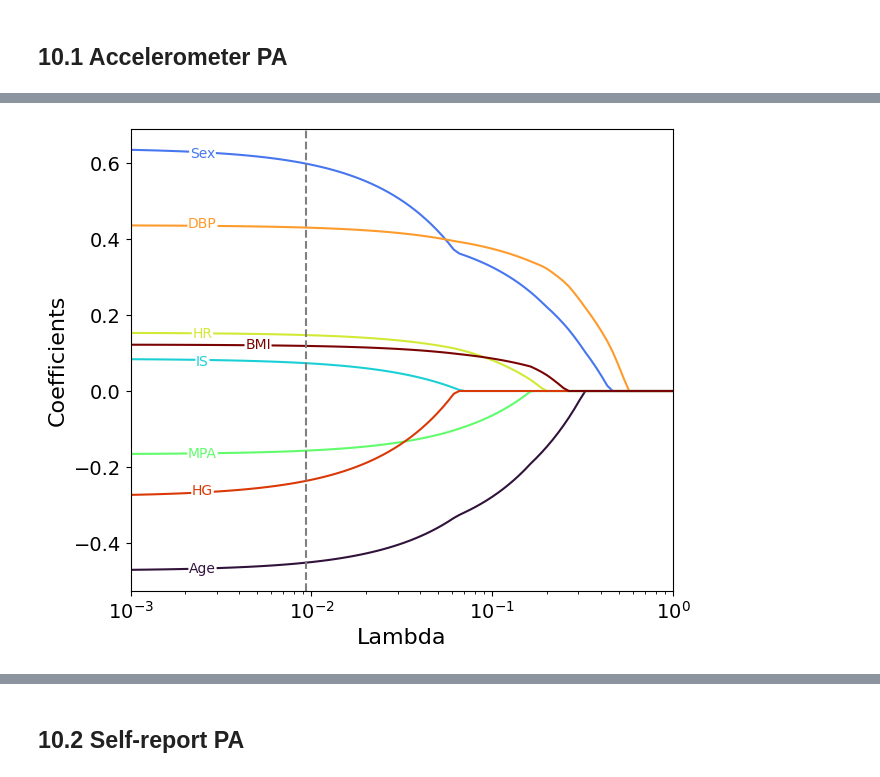
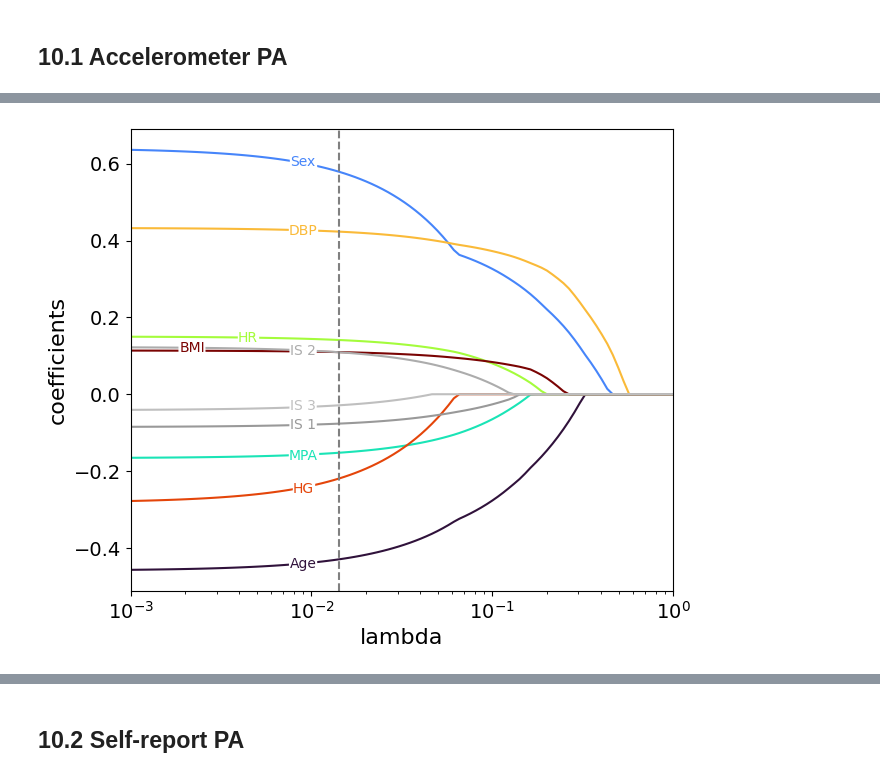
Before and after one commit to ivychad/Physical-Activity-BrainAGE, a Jupyter notebook: 3B Validation.ipynb, the cells around one changed output, grey strips where cells are left out. Cells and saved outputs as stored; diff of their text form; code cells hidden in the pictures.

```diff
--- a/3B Validation.ipynb
+++ b/3B Validation.ipynb
@@ -42,6 +42,8 @@ main_test['IS'] = main_test['IS'].map({'11025': 0, '11026': 1,'11027': 2, '11028
 main_test["Sex"] = main_test["Sex"].map({"Female":0, "Male":1})
 main_test["Sex"] = main_test["Sex"].astype("int")
 
+main_test = pd.get_dummies(main_test, columns=["IS"], prefix="IS", drop_first=True)
+
 # delete unnecessary variables
 del main_test["ID"]
 del main_test["MVPA"]
@@ -274,12 +273,12 @@ plt.show()
 # 4 Reorder Dataframe
 # %%
 # reorder dataframe
-main_test = main_test[['Age', 'Sex', 'IS' , 'LPA', 'MPA', 'VPA', 'SRLPA', 'SRMPA', 'SRVPA', 'HG', 'HR', 'BMI', 'DBP', 'SBP', 'BA']]
+main_test = main_test[['Age', 'Sex', 'IS_1', "IS_2", "IS_3" , 'LPA', 'MPA', 'VPA', 'SRLPA', 'SRMPA', 'SRVPA', 'HG', 'HR', 'BMI', 'DBP', 'SBP', 'BA']]
 # %% [markdown]
 # 5 Standardization of all variables
 # %%
 main_test = pd.DataFrame(main_test)
-main_test[["LPA", "MPA","VPA","SRLPA","SRMPA","SRVPA","HR", "DBP", "SBP", "HG","BMI","Age","Sex","IS"]] = stats.zscore(main_test[["LPA", "MPA","VPA","SRLPA","SRMPA","SRVPA","HR", "DBP", "SBP", "HG","BMI","Age","Sex","IS"]], nan_policy='omit')
+main_test[["LPA", "MPA","VPA","SRLPA","SRMPA","SRVPA","HR", "DBP", "SBP", "HG","BMI","Age","Sex", 'IS_1', "IS_2","IS_3"]] = stats.zscore(main_test[["LPA", "MPA","VPA","SRLPA","SRMPA","SRVPA","HR", "DBP", "SBP", "HG","BMI","Age","Sex", 'IS_1', "IS_2","IS_3"]], nan_policy='omit')
 # %% [markdown]
 # 6 Correlation Heatmap
 # %%
@@ -742,12 +743,12 @@ Notes:
 # %% [markdown]
 ## 10.1 Accelerometer PA
 # %%
-df = main_test[["Age", "Sex", "IS", "MPA", "SRMPA", "HR", "DBP", "HG", "BMI", "BA"]]
+df = main_test[["Age","Sex", "MPA", "SRMPA", "HR", "DBP", "HG", "BMI", "BA", "IS_1", "IS_2", "IS_3"]]
 df = df.dropna()
 df = pd.DataFrame(df)
-X = df[["Age", "Sex", "IS", "MPA", "HR", "DBP", "HG", "BMI"]]
+X = df[["Age","Sex","MPA", "HR", "DBP", "HG", "BMI", "IS_1", "IS_2", "IS_3"]]
 Y = df["BA"]
-columns = ["Age", "Sex", "IS", "MPA", "HR", "DBP", "HG", "BMI"]
+columns = ["Age","Sex", "MPA", "HR", "DBP", "HG", "BMI", "IS 1", "IS 2", "IS 3"]
 
 coefs = []
 alphas = np.power(10,np.linspace(start=-3, stop=0, num=100))
@@ -762,13 +763,8 @@ coefs.columns = columns
 coefs = pd.DataFrame(coefs)
 
 
-cmap = cm.get_cmap('turbo')
-plt.figure(figsize=(7,6))
-for i, column in enumerate(columns):
-    plt.plot(alphas, coefs[column], label=column, color=cmap(i / (len(columns) - 1)))
-
 # lasso with cross validated alpha
-lassocv = LassoCV(alphas = alphas).fit(X,Y)
+lassocv = LassoCV(alphas = alphas, random_state=888).fit(X,Y)
 best_alpha = lassocv.alpha_
 print("Optimal alpha:", best_alpha)
 
@@ -778,43 +774,70 @@ lasso.fit(X, Y)
 coefficients = lasso.coef_
 r_squared = lasso.score(X,Y)
 
+
+
+cmap = cm.get_cmap('turbo')
+plt.figure(figsize=(7,6))
+grey_shades = np.linspace(0.6, 0.75, 3)  # Three shades of mid-grey
+
+num_colorful = 7  # First 7 columns use the colormap
+num_grey = 3  # Last 3 columns use shades of grey
+
+for i, column in enumerate(columns):
+    if i < num_colorful:
+        color = cmap(i / (num_colorful - 1))  # Normalize within the first 7 columns
+    else:
+        color = (grey_shades[i - num_colorful],) * 3  # Different grey shades for last 3
+
+    plt.plot(alphas, coefs[column], label=column, color=color)
+
 for i, column in enumerate(columns):
     y_pos = coefficients[i]
-    color = cmap(i / 7.0)
+    if i < num_colorful:
+        color = cmap(i / (num_colorful - 1))  # Normalize within the first 7 columns
+    else:
+        color = (grey_shades[i - num_colorful],) * 3
+
     if i == 0:
-        plt.annotate(column, (0.0025, y_pos), textcoords="offset points", xytext=(0, -7),
+        plt.annotate(column, (0.009, y_pos), textcoords="offset points", xytext=(0, -6),
                      ha='center', fontsize=10, color=color, bbox=dict(boxstyle='round', facecolor='white', edgecolor="white", pad=0))
     elif i == 1:
-        plt.annotate(column, (0.0025, y_pos), textcoords="offset points", xytext=(0, 4),
-                     ha='center', fontsize=10, color=color, bbox=dict(boxstyle='round', facecolor='white', edgecolor="white", pad=0))
+        plt.annotate(column, (0.009, y_pos), textcoords="offset points", xytext=(0, 4),
+                     ha='center', fontsize=10, color=color, bbox=dict(boxstyle='square', facecolor='white', edgecolor="white", pad=0))
+    elif i == 2:
+        plt.annotate(column, (0.009, y_pos), textcoords="offset points", xytext=(0, -5),
+                     ha='center', fontsize=10, color=color, bbox=dict(boxstyle='square', facecolor='white', edgecolor="white", pad=0))
+    elif i == 3:
+        plt.annotate(column, (0.009, y_pos), textcoords="offset points", xytext=(-40, -1),
+                     ha='center', fontsize=10, color=color, bbox=dict(boxstyle='square', facecolor='white', edgecolor="white", pad=0))
     elif i == 4:
-        plt.annotate(column, (0.0025, y_pos), textcoords="offset points", xytext=(0, -2),
-                     ha='center', fontsize=10, color=color, bbox=dict(boxstyle='round', facecolor='white', edgecolor="white", pad=0))
+        plt.annotate(column, (0.009, y_pos), textcoords="offset points", xytext=(0, -2),
+                     ha='center', fontsize=10, color=color, bbox=dict(boxstyle='square', facecolor='white', edgecolor="white", pad=0))
+    elif i == 5:
+        plt.annotate(column, (0.009, y_pos), textcoords="offset points", xytext=(0, -10),
+                     ha='center', fontsize=10, color=color, bbox=dict(boxstyle='square', facecolor='white', edgecolor="white", pad=0))
     elif i == 6:
-        plt.annotate(column, (0.0025, y_pos), textcoords="offset points", xytext=(0, -10),
-                     ha='center', fontsize=10, color=color, bbox=dict(boxstyle='round', facecolor='white', edgecolor="white", pad=0))
-    elif i == 2:
-        plt.annotate(column, (0.0025, y_pos), textcoords="offset points", xytext=(0, -2),
-                     ha='center', fontsize=10, color=color, bbox=dict(boxstyle='round', facecolor='white', edgecolor="white", pad=0))
-    elif i == 3:
-        plt.annotate(column, (0.0025, y_pos), textcoords="offset points", xytext=(0, -5),
+        plt.annotate(column, (0.009, y_pos), textcoords="offset points", xytext=(-80, 0),
                      ha='center', fontsize=10, color=color, bbox=dict(boxstyle='round', facecolor='white', edgecolor="white", pad=0))
     elif i == 7:
-        plt.annotate(column, (0.0025, y_pos), textcoords="offset points", xytext=(40, -2),
+        plt.annotate(column, (0.009, y_pos), textcoords="offset points", xytext=(0, -4),
                      ha='center', fontsize=10, color=color, bbox=dict(boxstyle='round', facecolor='white', edgecolor="white", pad=0))
-    elif i == 5:
-        plt.annotate(column, (0.0025, y_pos), textcoords="offset points", xytext=(0, 0),
-                     ha='center', fontsize=10, color=color, bbox=dict(boxstyle='round', facecolor='white',edgecolor="white", pad=0))
+    elif i == 8:
+        plt.annotate(column, (0.009, y_pos), textcoords="offset points", xytext=(0, -2),
+                     ha='center', fontsize=10, color=color, bbox=dict(boxstyle='round', facecolor='white', edgecolor="white", pad=0))
+    elif i == 9:
+        plt.annotate(column, (0.009, y_pos), textcoords="offset points", xytext=(0, -3),
+                     ha='center', fontsize=10, color=color, bbox=dict(boxstyle='round', facecolor='white', edgecolor="white", pad=0))
+
 
 plt.xticks(alphas, fontsize = 14)
 plt.yticks(fontsize = 14)
 plt.xscale("log")
+plt.axvline(x = best_alpha, color = 'gray', linestyle='dashed')
 plt.axis('tight')
-plt.xlabel('Lambda', fontsize = 16)
-plt.axvline(x = best_alpha, color = 'gray', linestyle='dashed')
+plt.xlabel('lambda', fontsize = 16)
 plt.xlim(0.001, 1)
-plt.ylabel('Coefficients', fontsize = 16)
-#plt.title('Lasso coefficients as a function of alpha')
+plt.ylabel('coefficients', fontsize = 16)
 plt.legend().set_visible(False)
 plt.savefig('vallasso.png', format='png', dpi=800)
 plt.show()
@@ -827 +850 @@ Optimal alpha: 0.0093260334688322
-[figure, old version]
+[figure, new version]
```
Also changed, not shown: parts of 25 cells of this notebook, 3 other files.
